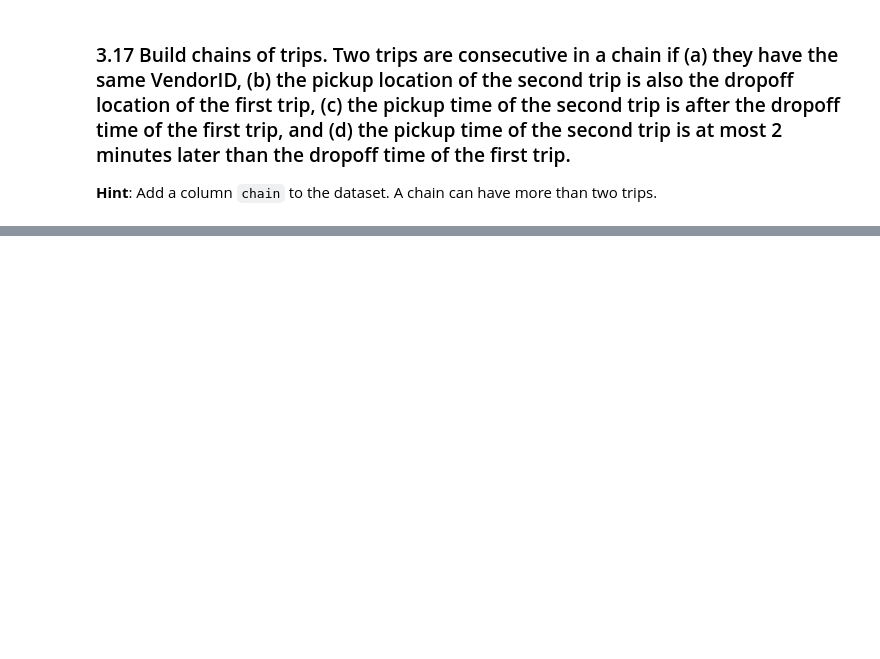
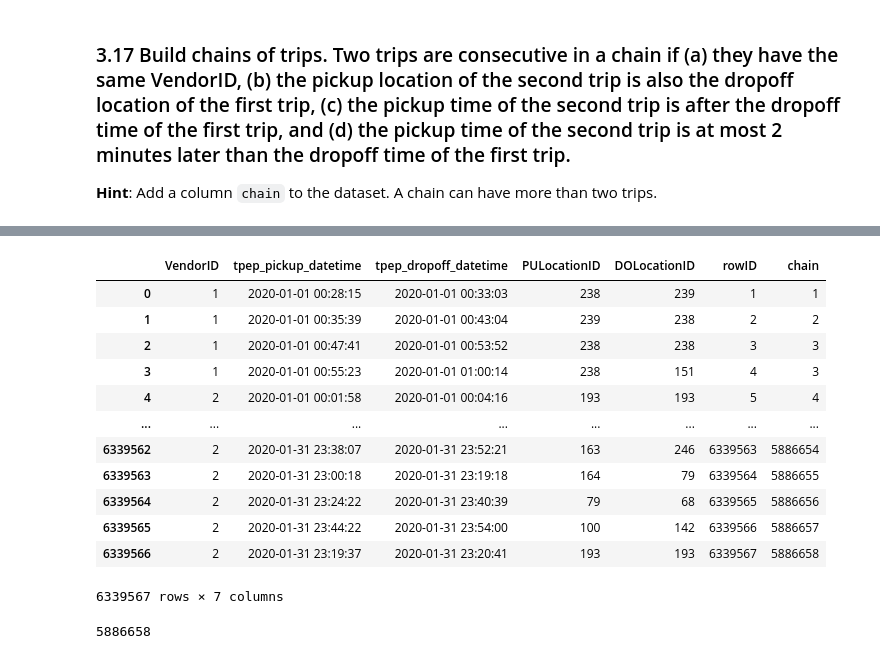
Before and after one commit to snava38/foc-project-nava-perani, a Jupyter notebook: notebooks/foc-project-notebook_v1.ipynb, the cells around one changed output, grey strips where cells are left out. Saved outputs shown, nothing was run; the diff lists cells and outputs as text; code cells hidden in the pictures; blank space fills up the shorter version.

```diff
--- a/notebooks/foc-project-notebook_v1.ipynb
+++ b/notebooks/foc-project-notebook_v1.ipynb
@@ -594,6 +594,4 @@ avg_fare_diff
 **Hint**: Add a column `chain` to the dataset. A chain can have more than two trips.
 # %%
 # Keep only necessary columns
-dataset_clean = dataset.copy()[['VendorID', 'tpep_pickup_datetime', 'tpep_dropoff_datetime', 'PULocationID', 'DOLocationID']]
+dataset_clean = dataset.copy()[['VendorID', 'tpep_pickup_datetime', 'tpep_dropoff_datetime', 'PULocationID', 'DOLocationID', 'rowID']]
-# %%
-dataset_clean = dataset_clean.sort
@@ -657,0 +598,2 @@ dataset_sorted_small2
+# %%
+dataset_clean_prova = dataset_clean.copy() #[dataset_clean.rowID < 201]
@@ -657,0 +659,23 @@ dataset_sorted_small2
+# %%
+# Add the chain information back to the DataFrame
+dataset_clean_prova['chain'] = chains
+# %%
+dataset_clean_prova
+# %% [output]
+|  | VendorID | tpep_pickup_datetime | tpep_dropoff_datetime | PULocationID | DOLocationID | rowID | chain |
+| 0 | 1 | 2020-01-01 00:28:15 | 2020-01-01 00:33:03 | 238 | 239 | 1 | 1 |
+| 1 | 1 | 2020-01-01 00:35:39 | 2020-01-01 00:43:04 | 239 | 238 | 2 | 2 |
+| 2 | 1 | 2020-01-01 00:47:41 | 2020-01-01 00:53:52 | 238 | 238 | 3 | 3 |
+| 3 | 1 | 2020-01-01 00:55:23 | 2020-01-01 01:00:14 | 238 | 151 | 4 | 3 |
+| 4 | 2 | 2020-01-01 00:01:58 | 2020-01-01 00:04:16 | 193 | 193 | 5 | 4 |
+| ... | ... | ... | ... | ... | ... | ... | ... |
+| 6339562 | 2 | 2020-01-31 23:38:07 | 2020-01-31 23:52:21 | 163 | 246 | 6339563 | 5886654 |
+| 6339563 | 2 | 2020-01-31 23:00:18 | 2020-01-31 23:19:18 | 164 | 79 | 6339564 | 5886655 |
+| 6339564 | 2 | 2020-01-31 23:24:22 | 2020-01-31 23:40:39 | 79 | 68 | 6339565 | 5886656 |
+| 6339565 | 2 | 2020-01-31 23:44:22 | 2020-01-31 23:54:00 | 100 | 142 | 6339566 | 5886657 |
+| 6339566 | 2 | 2020-01-31 23:19:37 | 2020-01-31 23:20:41 | 193 | 193 | 6339567 | 5886658 |
+6339567 rows × 7 columns
+# %%
+len(dataset_clean_prova.chain.unique())
+# %% [output]
+5886658
```
Also changed, not shown: parts of 11 cells of this notebook.
